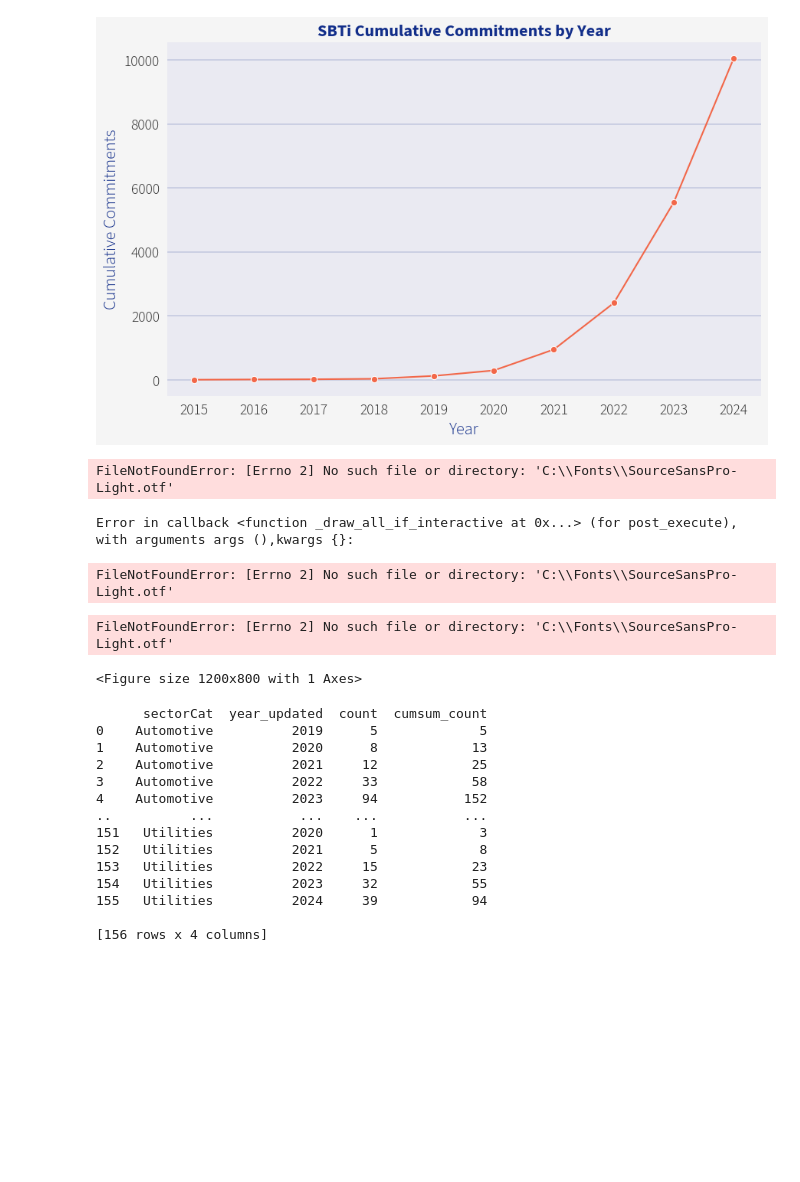
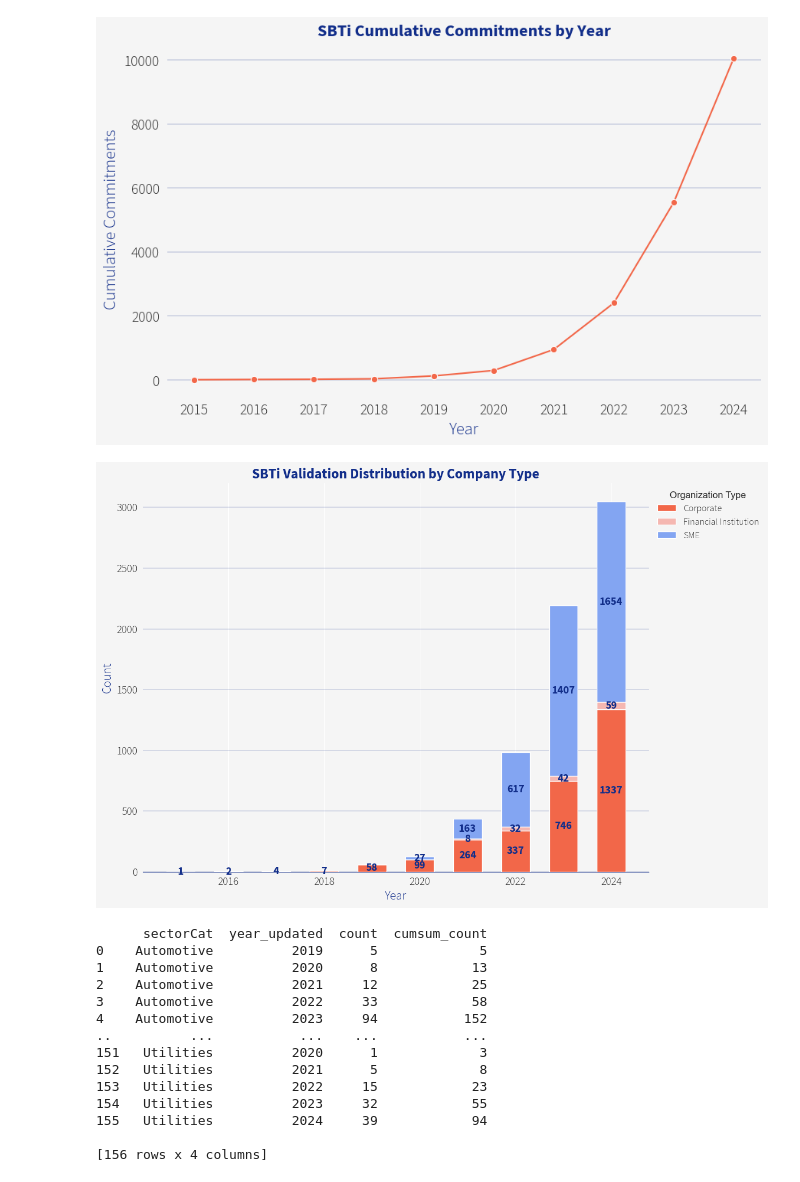
Before and after one commit to AnjaBrocklehurst/AnjaBrocklehurst.github.io, a Jupyter notebook: assets/code/3_SBTi intro.ipynb, the cells around one changed output. Drawn from its saved outputs; the diff is of its cells as text; code cells hidden in the pictures; blank space fills up the shorter version.

Commit message:
more graphs

```diff
--- a/assets/code/3_SBTi intro.ipynb
+++ b/assets/code/3_SBTi intro.ipynb
@@ -537,39 +540,36 @@ for bar_group in ax.containers:
     for bar in bar_group:
         if bar.get_height() > 0:  # Only label non-zero bars
             ax.text(
                 bar.get_x() + bar.get_width() / 2,
                 bar.get_y() + bar.get_height() / 2,
                 f'{int(bar.get_height())}',
                 ha='center', va='center', fontsize=14, color="#122E8A", fontproperties=font_bold
             )
 
 # Spines and grid
 ax.spines['top'].set_visible(False)
 ax.spines['right'].set_visible(False)
 ax.spines['left'].set_visible(False)
 ax.spines['bottom'].set_color("#122E8A")
 ax.yaxis.grid(True, linestyle='-', linewidth=0.2, color="#122E8A", zorder=0)
-font_legend = font_manager.FontProperties(fname="C:/Fonts/SourceSansPro-Light.otf", size=12)  # Set the font size here
+font_legend = font_manager.FontProperties(fname="C:/Windows/Fonts/SourceSansPro-Light.otf", size=12)  # Set the font size here
 
 
 # Add legend
 ax.legend(
     title="Organization Type",
     loc="upper left",
     bbox_to_anchor=(1, 1),
     frameon=False,
     prop=font_legend,
     title_fontsize=12
 )
 
 plt.tight_layout()
+plt.savefig("../images/validation_distribution_plot.png", dpi=300, bbox_inches='tight')
 plt.show()
 # %% [output]
-FileNotFoundError: [Errno 2] No such file or directory: 'C:\\Fonts\\SourceSansPro-Light.otf'
-Error in callback <function _draw_all_if_interactive at 0x...> (for post_execute), with arguments args (),kwargs {}:
-FileNotFoundError: [Errno 2] No such file or directory: 'C:\\Fonts\\SourceSansPro-Light.otf'
-FileNotFoundError: [Errno 2] No such file or directory: 'C:\\Fonts\\SourceSansPro-Light.otf'
-<Figure size 1200x800 with 1 Axes>
+[figure, added]
 # %%
 #sorting the number of companies with validated targets away from companies with commited or removed commitment
 sect = Comp[['sectorCat', 'near_term_status', 'long_term_status', ' net_zero_status', 'year_updated']].reset_index(drop=True)
```
Also changed, not shown: parts of 1 cell of this notebook, 3 other files.
